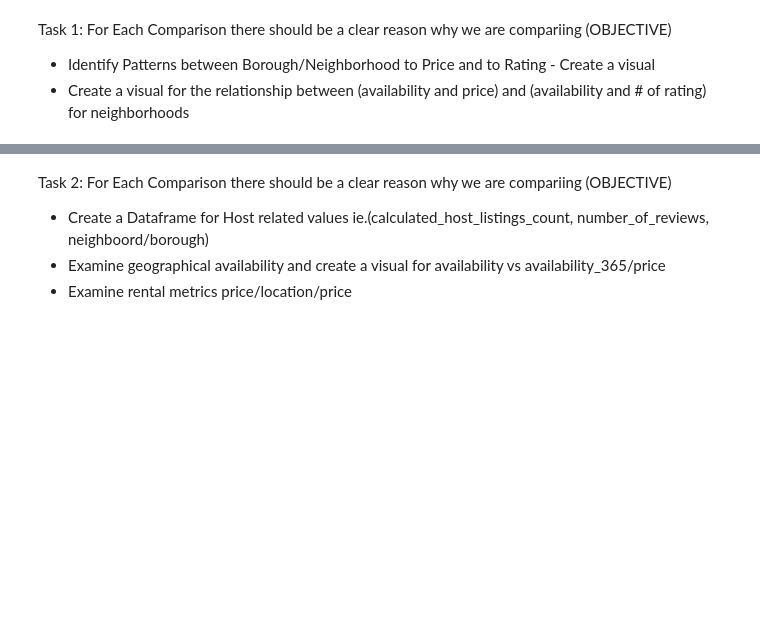
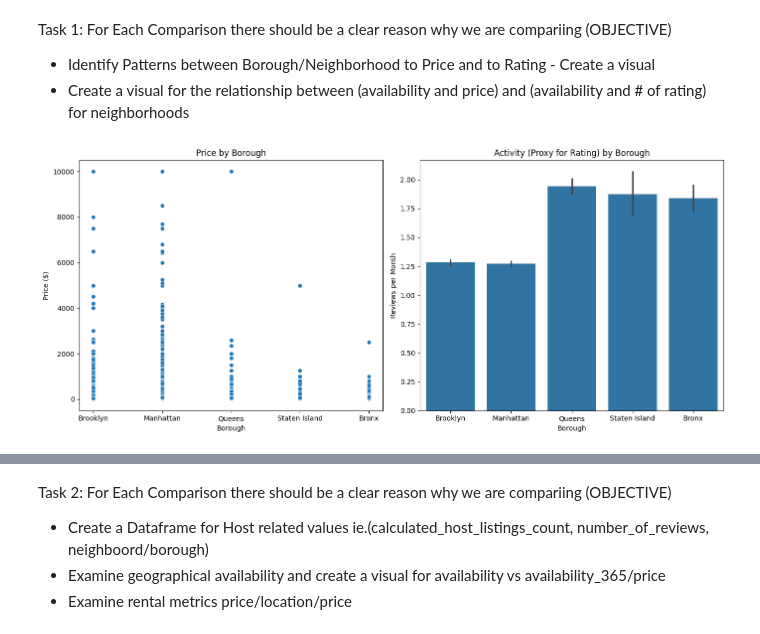
Before and after one commit to Arda-Dinc04/Airbnb-Project, a Jupyter notebook: Test.ipynb, the cells around one changed output, grey strips where cells are left out. Cells and saved outputs as stored; diff of their text form; code cells hidden in the pictures; blank space fills up the shorter version.

```diff
--- a/Test.ipynb
+++ b/Test.ipynb
@@ -22,3 +25,22 @@ dataAribnb
 Task 1: For Each Comparison there should be a clear reason why we are compariing (OBJECTIVE)
 - Identify Patterns between Borough/Neighborhood to Price and to Rating - Create a visual
 - Create a visual for the relationship between (availability and price) and (availability and # of rating) for neighborhoods
+# %%
+fig, ax = plt.subplots(1, 2, figsize=(14, 6))
+
+# Price vs Borough/Neighborhood Group
+sns.scatterplot(data=dataAribnb, x='neighbourhood_group', y='price', ax=ax[0])
+ax[0].set_title('Price by Borough')
+ax[0].set_ylabel('Price ($)')
+ax[0].set_xlabel('Borough')
+
+# Reviews per Month vs Borough/Neighborhood Group
+sns.barplot(data=dataAribnb, x='neighbourhood_group', y='reviews_per_month', ax=ax[1])
+ax[1].set_title('Activity (Proxy for Rating) by Borough')
+ax[1].set_ylabel('Reviews per Month')
+ax[1].set_xlabel('Borough')
+
+plt.tight_layout()
+plt.show()
+# %% [output]
+[figure, added]
```
Also changed, not shown: parts of 2 cells of this notebook.
